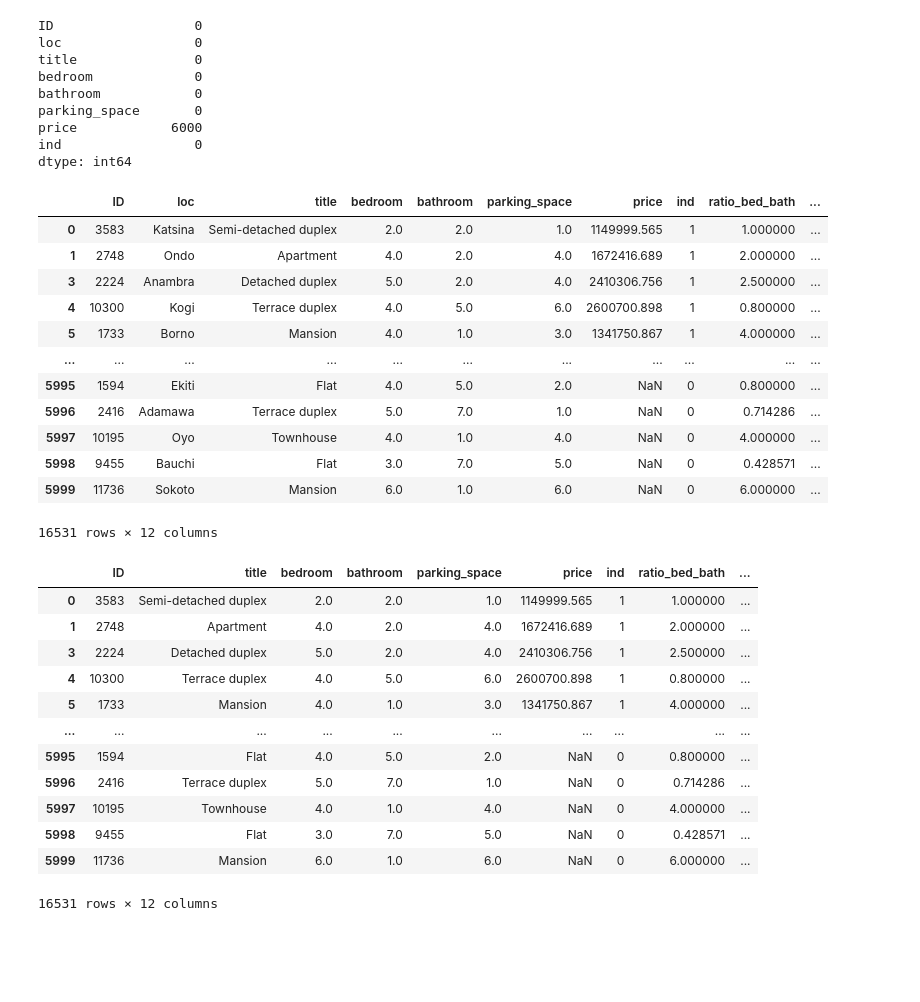
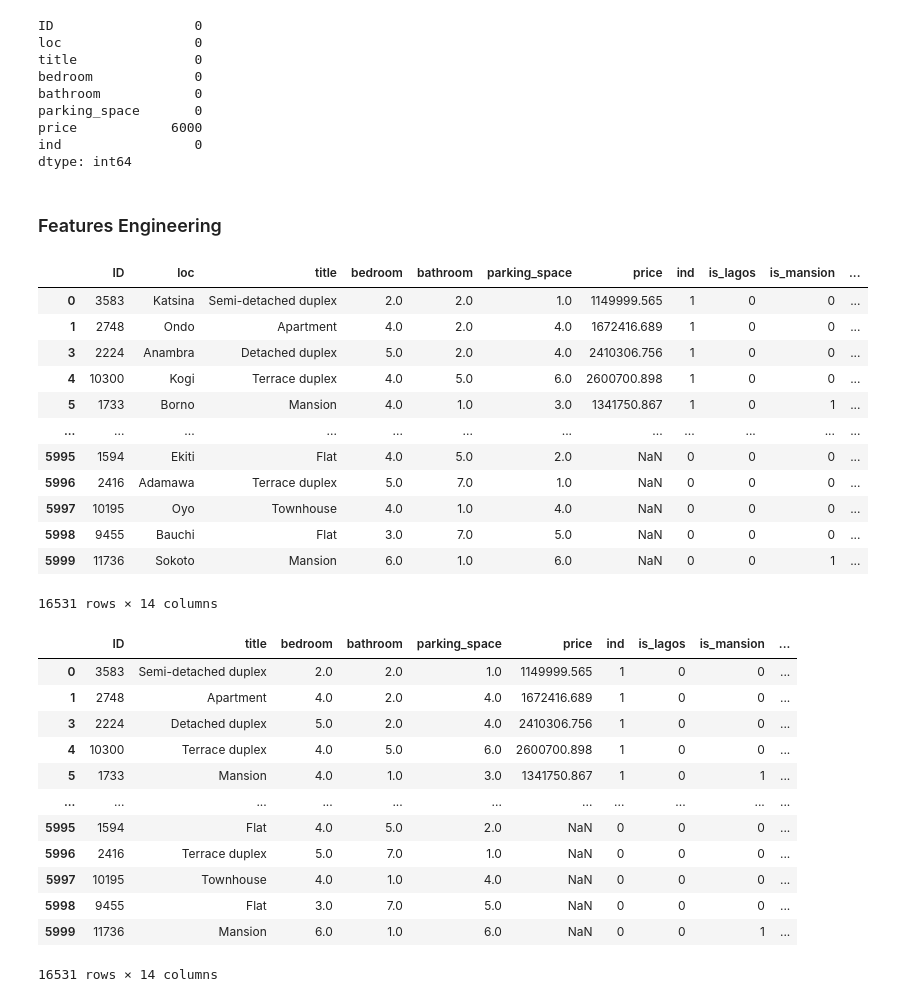
Before and after one commit to FelixFrankFelix/DSN-MICROSOFT-HACKATHON, a Jupyter notebook: Data Preprocessing-Modelling.ipynb, the cells around one changed output. Cells and saved outputs as stored; diff of their text form; code cells hidden in the pictures; blank space fills up the shorter version.

```diff
--- a/Data Preprocessing-Modelling.ipynb
+++ b/Data Preprocessing-Modelling.ipynb
@@ -87,10 +89,15 @@ parking_space       0
 price            6000
 ind                 0
 dtype: int64
+# %% [markdown]
+### Features Engineering
+# %%
+combined_df['is_lagos'] = combined_df['loc'].apply(lambda x: 1 if x == "Lagos" else 0)
+combined_df['is_mansion'] = combined_df['title'].apply(lambda x: 1 if x == "Mansion" else 0)
 # %%
-combined_df['ratio_bed_bath'] = combined_df['bedroom']/combined_df['bathroom']
-combined_df['sum_bed_bath_park'] = combined_df['bedroom']+combined_df['bathroom']+combined_df['parking_space']
-combined_df['ratioxsum'] = combined_df['ratio_bed_bath']*combined_df['sum_bed_bath_park']
+combined_df['comfort_ind'] = combined_df['bedroom']/combined_df['bathroom']
+combined_df['size'] = combined_df['bedroom']+combined_df['bathroom']+combined_df['parking_space']
+combined_df['comfort_by_size'] = combined_df['comfort_ind']*combined_df['size']
 # %%
 population_level_1 = ['Anambra', 'Enugu', 'Imo', 'Lagos']
 population_level_2 = ['Abia', 'Kano', 'Rivers']
@@ -119,52 +126,54 @@ combined_df['population_density_level'] = combined_df['loc'].apply(lambda x: 10
 
 combined_df
 # %% [output]
-|  | ID | loc | title | bedroom | bathroom | parking_space | price | ind | ratio_bed_bath | ... |
-| 0 | 3583 | Katsina | Semi-detached duplex | 2.0 | 2.0 | 1.0 | 1149999.565 | 1 | 1.000000 | ... |
-| 1 | 2748 | Ondo | Apartment | 4.0 | 2.0 | 4.0 | 1672416.689 | 1 | 2.000000 | ... |
-| 3 | 2224 | Anambra | Detached duplex | 5.0 | 2.0 | 4.0 | 2410306.756 | 1 | 2.500000 | ... |
-| 4 | 10300 | Kogi | Terrace duplex | 4.0 | 5.0 | 6.0 | 2600700.898 | 1 | 0.800000 | ... |
-| 5 | 1733 | Borno | Mansion | 4.0 | 1.0 | 3.0 | 1341750.867 | 1 | 4.000000 | ... |
-| ... | ... | ... | ... | ... | ... | ... | ... | ... | ... | ... |
-| 5995 | 1594 | Ekiti | Flat | 4.0 | 5.0 | 2.0 | NaN | 0 | 0.800000 | ... |
-| 5996 | 2416 | Adamawa | Terrace duplex | 5.0 | 7.0 | 1.0 | NaN | 0 | 0.714286 | ... |
-| 5997 | 10195 | Oyo | Townhouse | 4.0 | 1.0 | 4.0 | NaN | 0 | 4.000000 | ... |
-| 5998 | 9455 | Bauchi | Flat | 3.0 | 7.0 | 5.0 | NaN | 0 | 0.428571 | ... |
-| 5999 | 11736 | Sokoto | Mansion | 6.0 | 1.0 | 6.0 | NaN | 0 | 6.000000 | ... |
+|  | ID | loc | title | bedroom | bathroom | parking_space | price | ind | is_lagos | is_mansion | ... |
+| 0 | 3583 | Katsina | Semi-detached duplex | 2.0 | 2.0 | 1.0 | 1149999.565 | 1 | 0 | 0 | ... |
+| 1 | 2748 | Ondo | Apartment | 4.0 | 2.0 | 4.0 | 1672416.689 | 1 | 0 | 0 | ... |
+| 3 | 2224 | Anambra | Detached duplex | 5.0 | 2.0 | 4.0 | 2410306.756 | 1 | 0 | 0 | ... |
+| 4 | 10300 | Kogi | Terrace duplex | 4.0 | 5.0 | 6.0 | 2600700.898 | 1 | 0 | 0 | ... |
+| 5 | 1733 | Borno | Mansion | 4.0 | 1.0 | 3.0 | 1341750.867 | 1 | 0 | 1 | ... |
+| ... | ... | ... | ... | ... | ... | ... | ... | ... | ... | ... | ... |
+| 5995 | 1594 | Ekiti | Flat | 4.0 | 5.0 | 2.0 | NaN | 0 | 0 | 0 | ... |
+| 5996 | 2416 | Adamawa | Terrace duplex | 5.0 | 7.0 | 1.0 | NaN | 0 | 0 | 0 | ... |
+| 5997 | 10195 | Oyo | Townhouse | 4.0 | 1.0 | 4.0 | NaN | 0 | 0 | 0 | ... |
+| 5998 | 9455 | Bauchi | Flat | 3.0 | 7.0 | 5.0 | NaN | 0 | 0 | 0 | ... |
+| 5999 | 11736 | Sokoto | Mansion | 6.0 | 1.0 | 6.0 | NaN | 0 | 0 | 1 | ... |
-16531 rows × 12 columns
+16531 rows × 14 columns
 # %%
 import category_encoders as ce
 
 # Assuming you have the combined_df DataFrame with 'loc' and 'price' columns
 
 # Create a new DataFrame to store the encoded values
 encoded_df = combined_df.copy()
 
 # Define the encoder instance
 encoder = ce.TargetEncoder(cols=['loc'])
 
 # Fit the encoder on the 'loc' column and 'price' target variable
 encoder.fit(encoded_df['loc'], encoded_df['price'])
 
 # Transform the 'loc' column with the encoded values
 encoded_df['loc_encoded'] = encoder.transform(encoded_df['loc'])
 
+
+encoded_df['loc_encoded'] = round((encoded_df['loc_encoded']/10000000),2)
 # Drop the original 'loc' column if you no longer need it
 encoded_df.drop('loc', axis=1, inplace=True)
 
 # Print the updated DataFrame with the encoded 'loc' column
 encoded_df
 # %% [output]
-|  | ID | title | bedroom | bathroom | parking_space | price | ind | ratio_bed_bath | ... |
-| 0 | 3583 | Semi-detached duplex | 2.0 | 2.0 | 1.0 | 1149999.565 | 1 | 1.000000 | ... |
-| 1 | 2748 | Apartment | 4.0 | 2.0 | 4.0 | 1672416.689 | 1 | 2.000000 | ... |
-| 3 | 2224 | Detached duplex | 5.0 | 2.0 | 4.0 | 2410306.756 | 1 | 2.500000 | ... |
-| 4 | 10300 | Terrace duplex | 4.0 | 5.0 | 6.0 | 2600700.898 | 1 | 0.800000 | ... |
-| 5 | 1733 | Mansion | 4.0 | 1.0 | 3.0 | 1341750.867 | 1 | 4.000000 | ... |
-| ... | ... | ... | ... | ... | ... | ... | ... | ... | ... |
-| 5995 | 1594 | Flat | 4.0 | 5.0 | 2.0 | NaN | 0 | 0.800000 | ... |
-| 5996 | 2416 | Terrace duplex | 5.0 | 7.0 | 1.0 | NaN | 0 | 0.714286 | ... |
-| 5997 | 10195 | Townhouse | 4.0 | 1.0 | 4.0 | NaN | 0 | 4.000000 | ... |
-| 5998 | 9455 | Flat | 3.0 | 7.0 | 5.0 | NaN | 0 | 0.428571 | ... |
-| 5999 | 11736 | Mansion | 6.0 | 1.0 | 6.0 | NaN | 0 | 6.000000 | ... |
+|  | ID | title | bedroom | bathroom | parking_space | price | ind | is_lagos | is_mansion | ... |
+| 0 | 3583 | Semi-detached duplex | 2.0 | 2.0 | 1.0 | 1149999.565 | 1 | 0 | 0 | ... |
+| 1 | 2748 | Apartment | 4.0 | 2.0 | 4.0 | 1672416.689 | 1 | 0 | 0 | ... |
+| 3 | 2224 | Detached duplex | 5.0 | 2.0 | 4.0 | 2410306.756 | 1 | 0 | 0 | ... |
+| 4 | 10300 | Terrace duplex | 4.0 | 5.0 | 6.0 | 2600700.898 | 1 | 0 | 0 | ... |
+| 5 | 1733 | Mansion | 4.0 | 1.0 | 3.0 | 1341750.867 | 1 | 0 | 1 | ... |
+| ... | ... | ... | ... | ... | ... | ... | ... | ... | ... | ... |
+| 5995 | 1594 | Flat | 4.0 | 5.0 | 2.0 | NaN | 0 | 0 | 0 | ... |
+| 5996 | 2416 | Terrace duplex | 5.0 | 7.0 | 1.0 | NaN | 0 | 0 | 0 | ... |
+| 5997 | 10195 | Townhouse | 4.0 | 1.0 | 4.0 | NaN | 0 | 0 | 0 | ... |
+| 5998 | 9455 | Flat | 3.0 | 7.0 | 5.0 | NaN | 0 | 0 | 0 | ... |
+| 5999 | 11736 | Mansion | 6.0 | 1.0 | 6.0 | NaN | 0 | 0 | 1 | ... |
-16531 rows × 12 columns
+16531 rows × 14 columns
```
Also changed, not shown: parts of 14 cells of this notebook, 8 other files.
